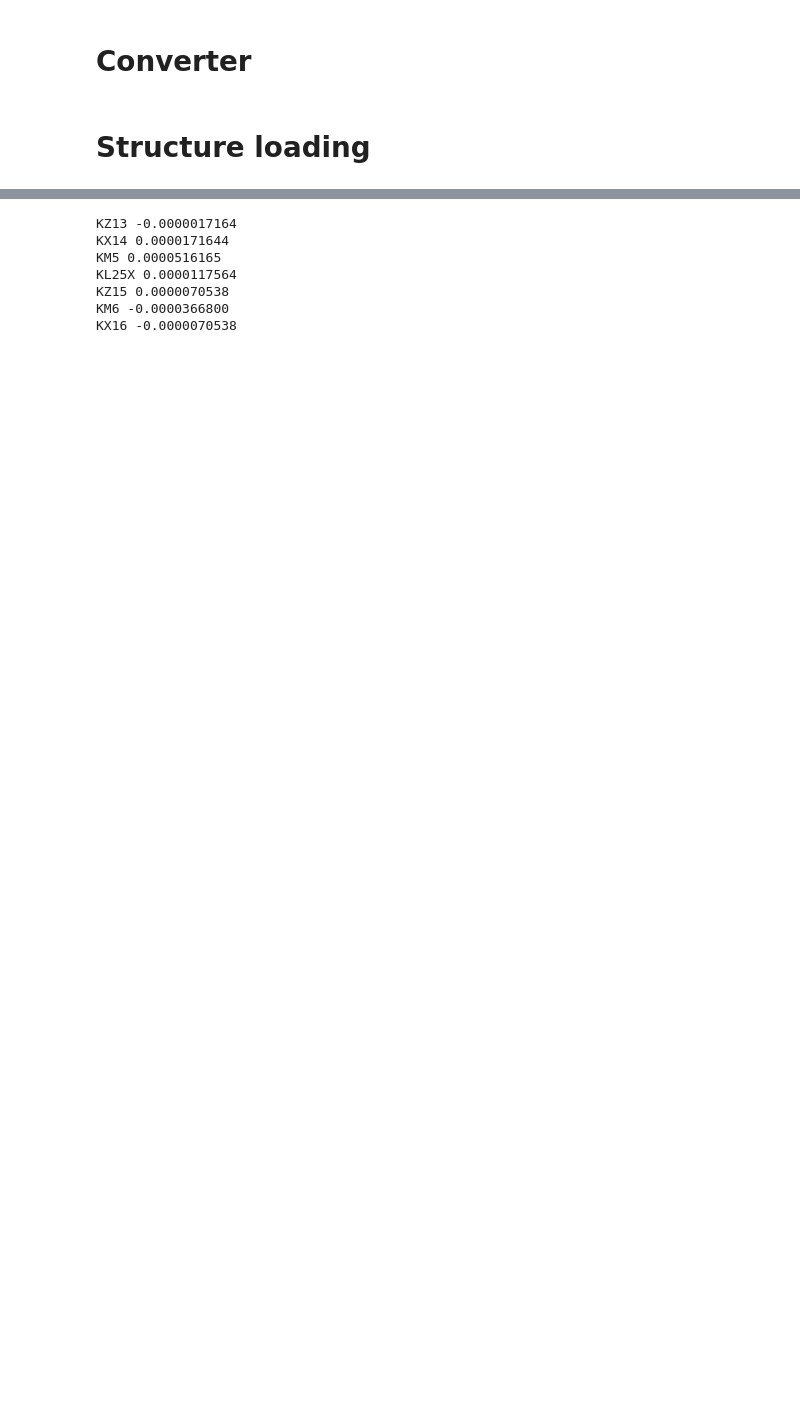
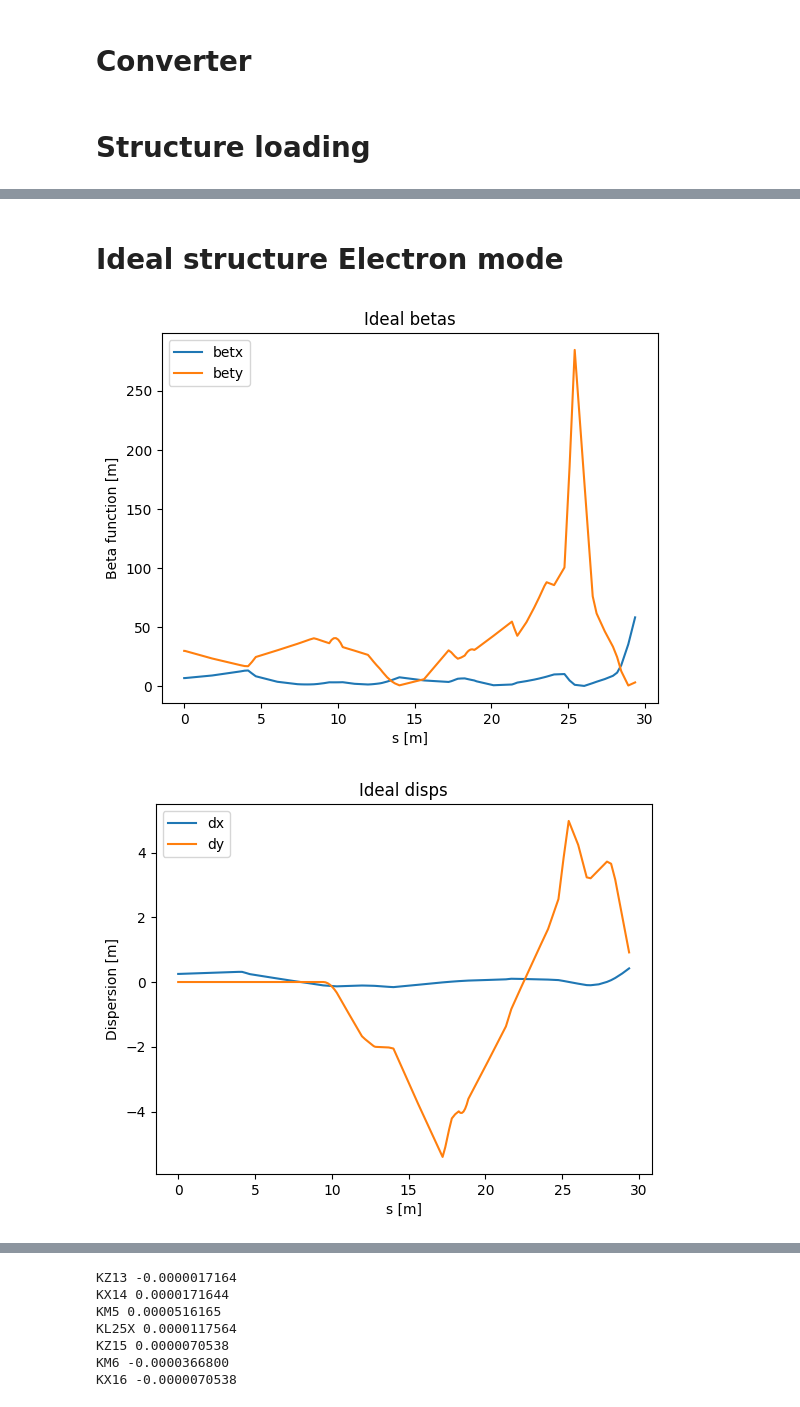
Before and after one commit to Rasimilian/K500-Beamline, a Jupyter notebook: optics.ipynb, the cells around one changed output, grey strips where cells are left out. Cells and saved outputs as stored; diff of their text form; code cells hidden in the pictures; blank space fills up the shorter version.

```diff
--- a/optics.ipynb
+++ b/optics.ipynb
@@ -43,0 +52,15 @@ plt.show()
+# %% [markdown]
+# Ideal structure Electron mode
+# %%
+init_optics = ut.get_optics(structure_elec, initial_twiss={"betx": 7, "bety": 30, "dx": 0.25})
+ut.plot_optics(init_optics, params_to_show="beta_all", title="Ideal betas")
+plt.show()
+
+ut.plot_optics(init_optics, params_to_show="disp_all", title="Ideal disps")
+plt.show()
+
+ut.plot_optics(init_optics, params_to_show="orbit", title="Ideal orbits")
+plt.show()
+# %% [output]
+[figure, added]
+[figure, added]
```
Also changed, not shown: parts of 30 cells of this notebook, 1 other file.
